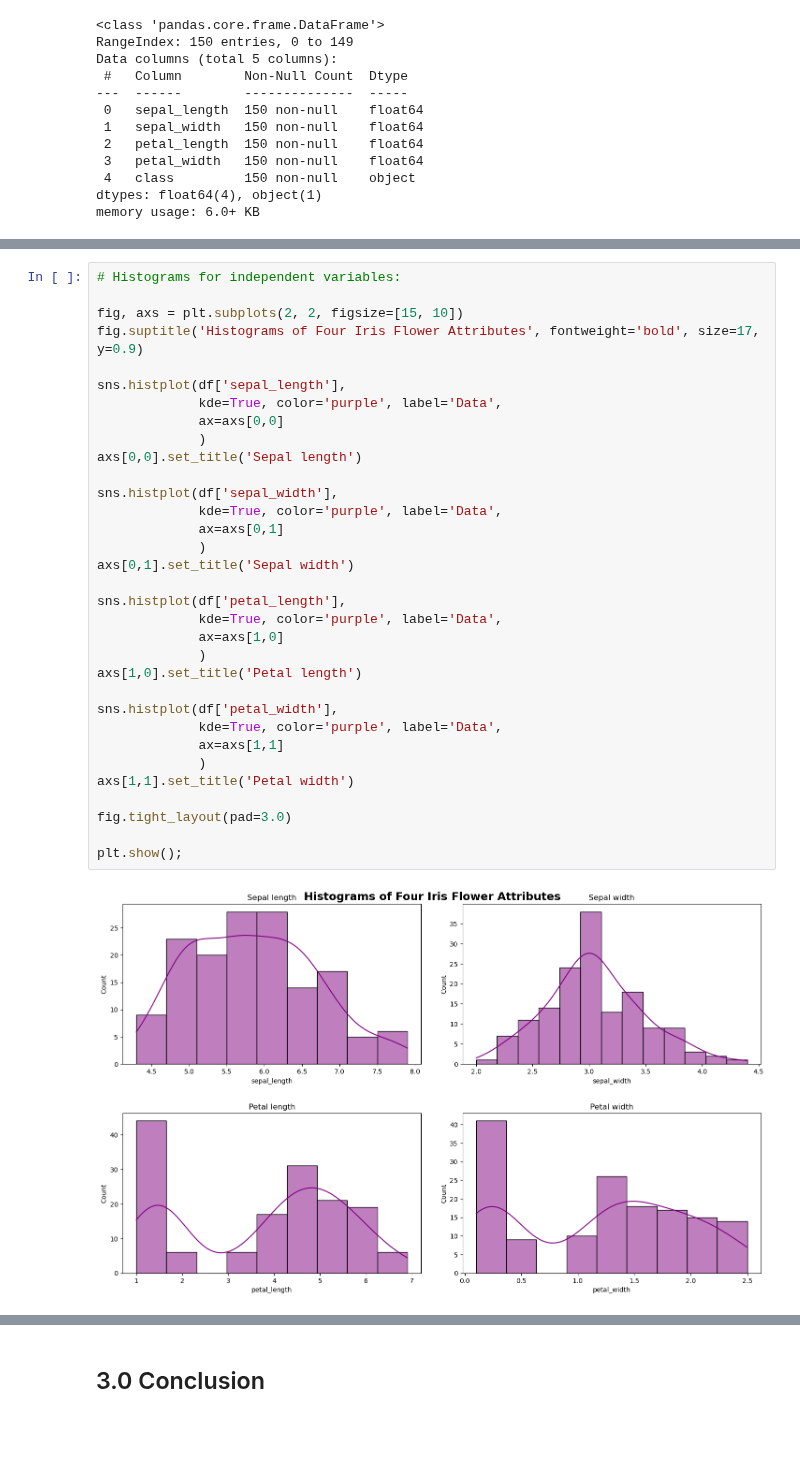
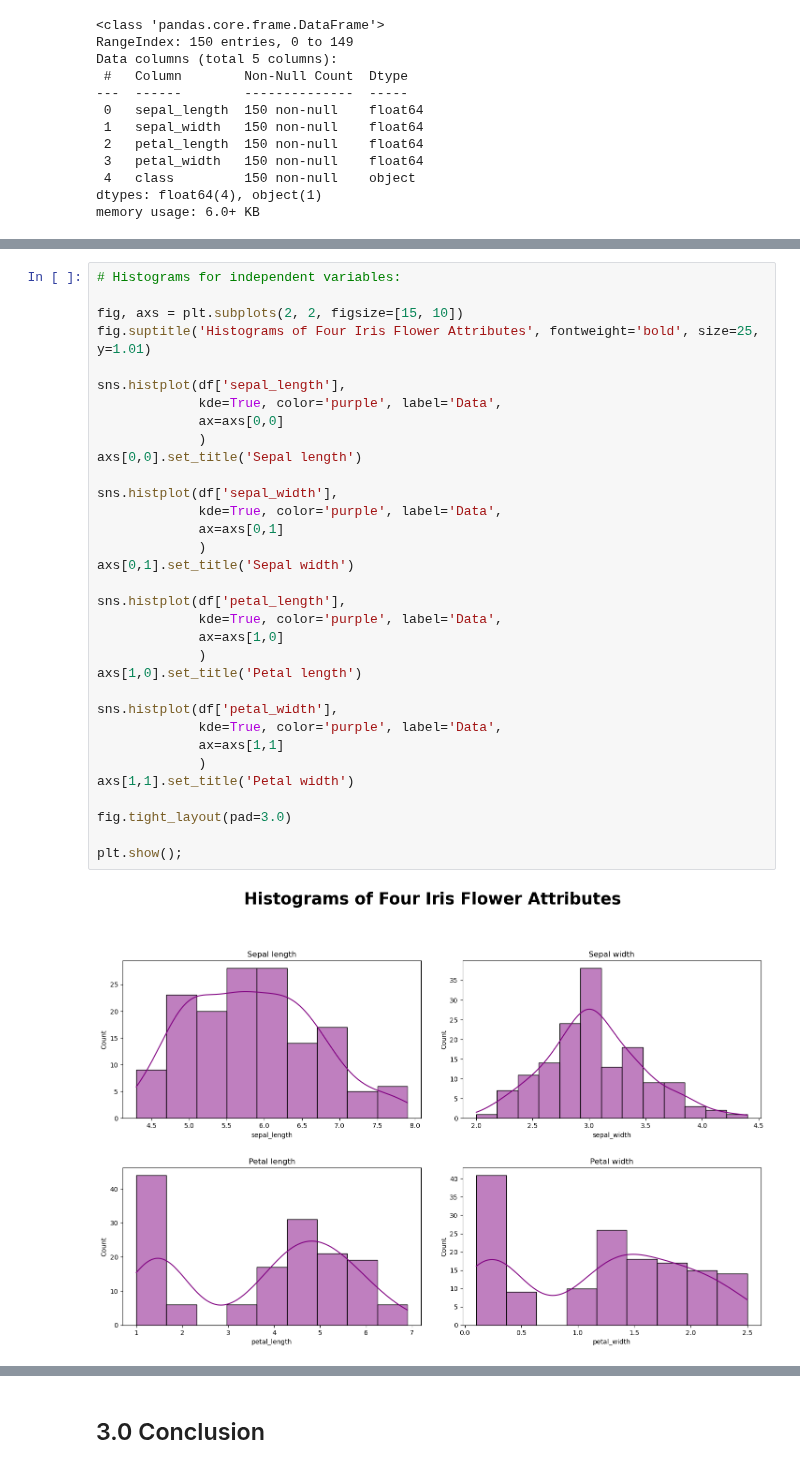
Before and after one commit to nurbujang/fundaw23, a Jupyter notebook: project.ipynb, the cells around one changed output, grey strips where cells are left out. Drawn from its saved outputs; the diff is of its cells as text; blank space fills up the shorter version.

```diff
--- a/project.ipynb
+++ b/project.ipynb
@@ -182,34 +344,34 @@ To look at the distribution, matplotlib and seaborn were imported to visualise p
 # Histograms for independent variables:
 
 fig, axs = plt.subplots(2, 2, figsize=[15, 10])
-fig.suptitle('Histograms of Four Iris Flower Attributes', fontweight='bold', size=17, y=0.9)
+fig.suptitle('Histograms of Four Iris Flower Attributes', fontweight='bold', size=25, y=1.01)
 
 sns.histplot(df['sepal_length'],
              kde=True, color='purple', label='Data',
              ax=axs[0,0]
              )
 axs[0,0].set_title('Sepal length')
 
 sns.histplot(df['sepal_width'],
              kde=True, color='purple', label='Data',
              ax=axs[0,1]
              )
 axs[0,1].set_title('Sepal width')
 
 sns.histplot(df['petal_length'],
              kde=True, color='purple', label='Data',
              ax=axs[1,0]
              )
 axs[1,0].set_title('Petal length')
 
 sns.histplot(df['petal_width'],
              kde=True, color='purple', label='Data',
              ax=axs[1,1]
              )
 axs[1,1].set_title('Petal width')
 
 fig.tight_layout(pad=3.0)
 
 plt.show();
 # %% [output]
-[figure, old version]
+[figure, new version]
```
Also changed, not shown: parts of 10 cells of this notebook, 2 other files.
